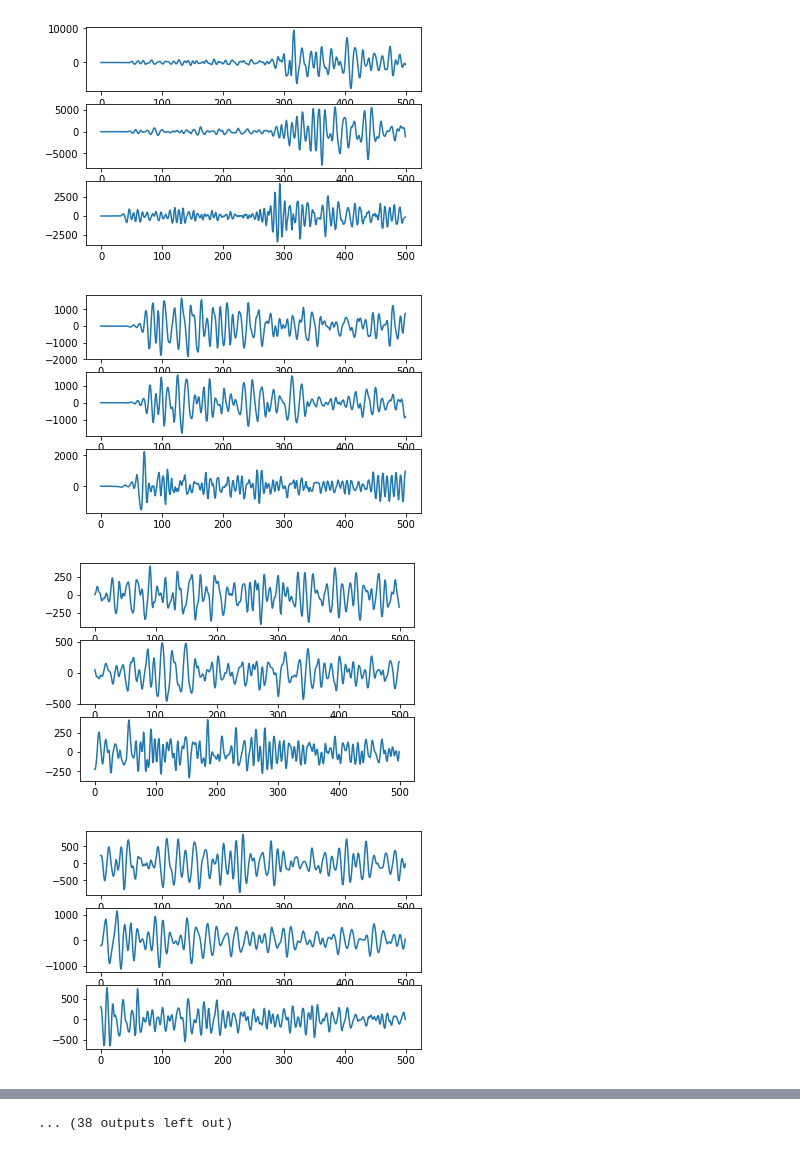
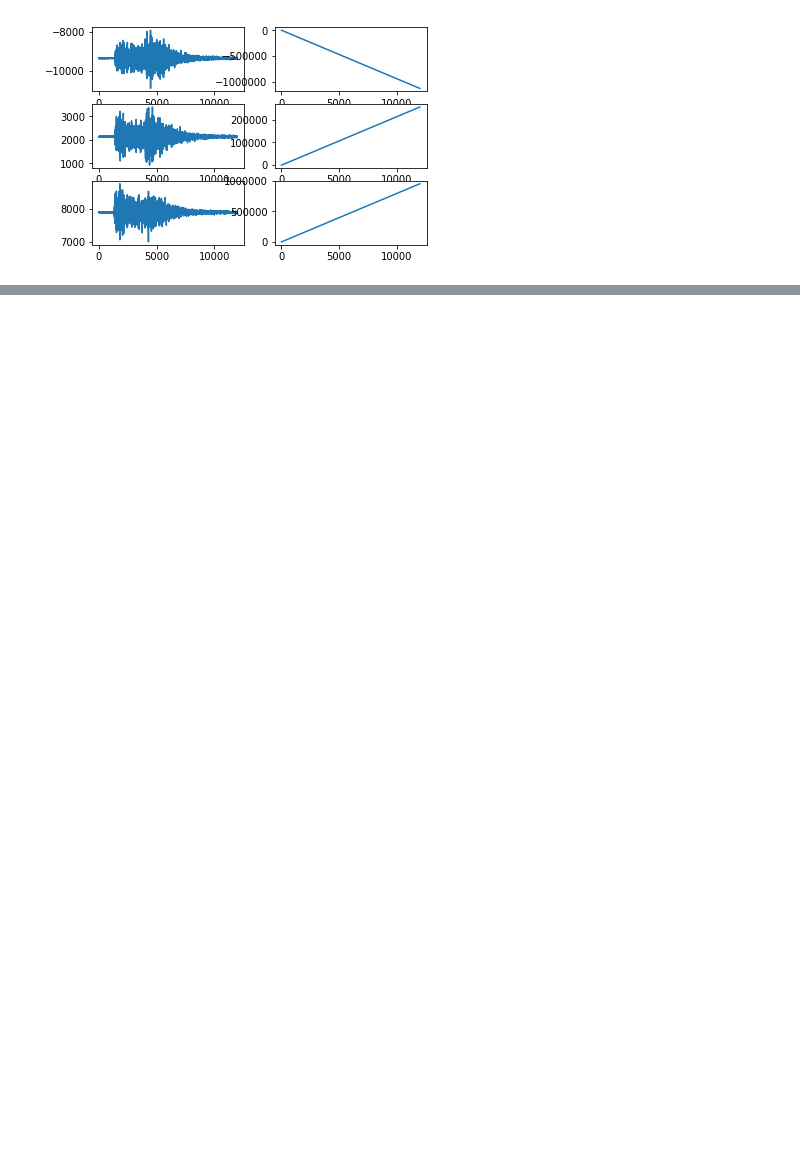
Before and after one commit to 1900sala/ml_earthquake_magnitude, a Jupyter notebook: utils.ipynb, the cells around one changed output, grey strips where cells are left out. Cells and saved outputs as stored; diff of their text form; code cells hidden in the pictures; blank space fills up the shorter version.

```diff
--- a/utils.ipynb
+++ b/utils.ipynb
@@ -5,15 +67,30 @@ import random
 import os
 from p_time import *
 import matplotlib.pyplot as plt
+plt.figure(1)
+plt.subplot(321)
+sr = 'D:\ml_geophyscis\data\ABSH091704302342.EW2'
+tempdata = read(sr)
+print(tempdata)
+plt.plot(tempdata[0].data)
+plt.subplot(322)
+plt.plot(sac_quad(tempdata[0].data))
 
-data = np.load('n_data.npy')
-for i in range(350, 400):
-    plt.figure(1)
-    plt.subplot(311)
-    plt.plot(data[i,0,:,0])
-    plt.subplot(312)
-    plt.plot(data[i,0,:,1])
-    plt.subplot(313)
-    plt.plot(data[i,0,:,2])
-    plt.show()
+
+plt.subplot(323)
+sr = 'D:\ml_geophyscis\data\ABSH091704302342.NS2'
+tempdata = read(sr)
+print(tempdata)
+plt.plot(tempdata[0].data)
+plt.subplot(324)
+plt.plot(sac_quad(tempdata[0].data))
+
+plt.subplot(325)
+sr = 'D:\ml_geophyscis\data\ABSH091704302342.UD2'
+tempdata = read(sr)
+print(tempdata)
+plt.plot(tempdata[0].data)
+plt.subplot(326)
+plt.plot(sac_quad(tempdata[0].data))
+plt.show()
 # %% [output]
@@ -20,4 +103 @@ for i in range(350, 400):
-[figure, old version]
+[figure, new version]
-[figure, removed]
-[figure, removed]
-[figure, removed]
@@ -32 +103,0 @@ for i in range(350, 400):
-... (38 outputs left out)
```
Also changed, not shown: parts of 21 cells of this notebook, 3 other files.
